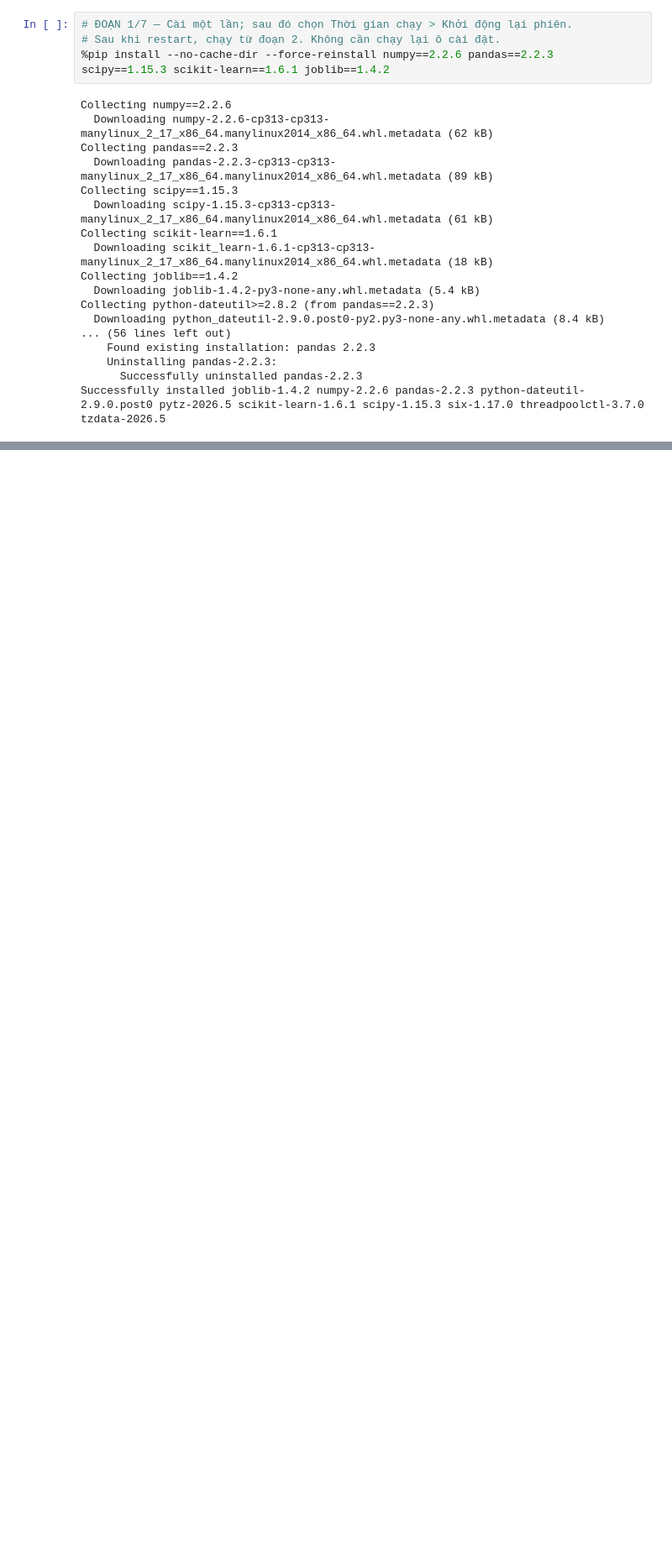
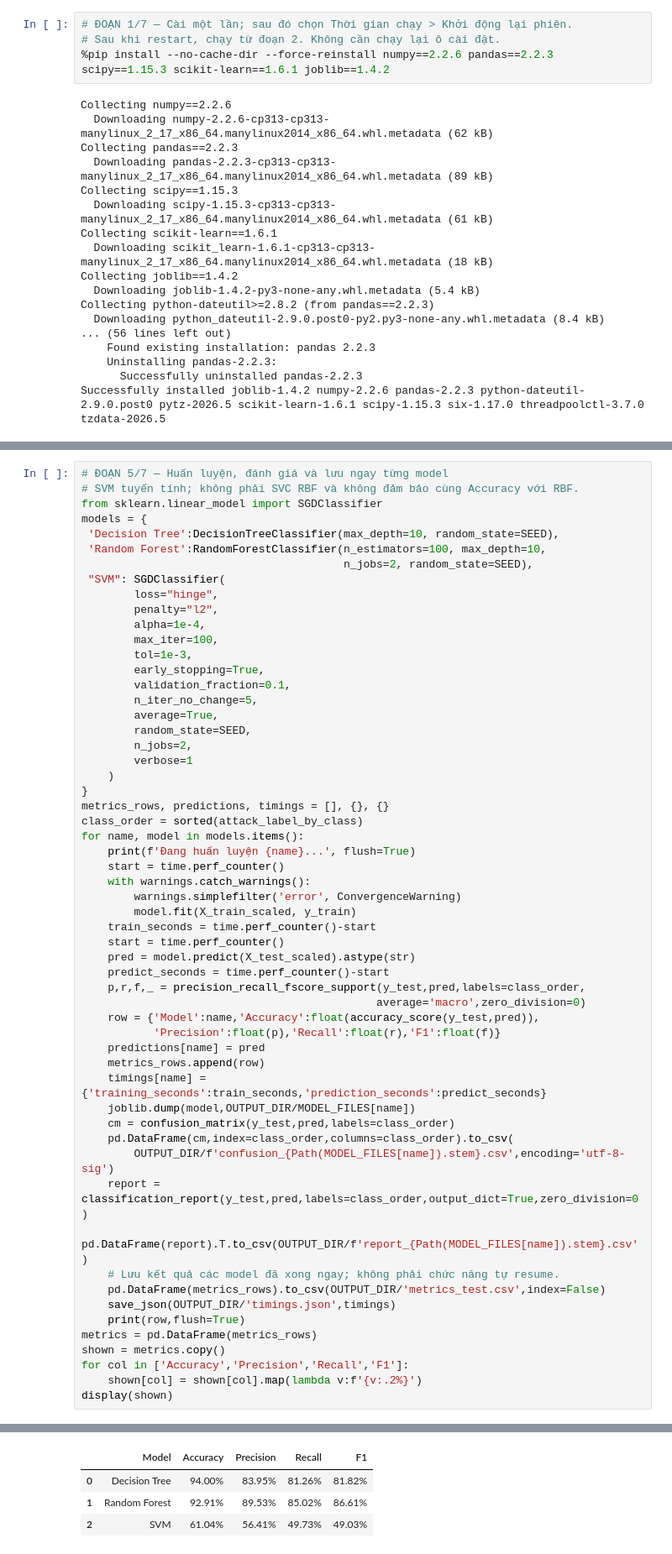
Before and after one commit to hauhauhau2006/IOT, a Jupyter notebook: model_training.ipynb, the cells around one changed output, grey strips where cells are left out. Shown at 84% size. Saved outputs shown, nothing was run; the diff lists cells and outputs as text; blank space fills up the shorter version.

```diff
--- a/model_training.ipynb
+++ b/model_training.ipynb
@@ -512,0 +193,58 @@ ZIP: /content/drive/MyDrive/DATA_IOT/Models_Web_Numeric_LinearSVM_V4/Models_Test
+# %%
+# ĐOẠN 5/7 — Huấn luyện, đánh giá và lưu ngay từng model
+# SVM tuyến tính; không phải SVC RBF và không đảm bảo cùng Accuracy với RBF.
+from sklearn.linear_model import SGDClassifier
+models = {
+ 'Decision Tree':DecisionTreeClassifier(max_depth=10, random_state=SEED),
+ 'Random Forest':RandomForestClassifier(n_estimators=100, max_depth=10,
+                                        n_jobs=2, random_state=SEED),
+ "SVM": SGDClassifier(
+        loss="hinge",
+        penalty="l2",
+        alpha=1e-4,
+        max_iter=100,
+        tol=1e-3,
+        early_stopping=True,
+        validation_fraction=0.1,
+        n_iter_no_change=5,
+        average=True,
+        random_state=SEED,
+        n_jobs=2,
+        verbose=1
+    )
+}
+metrics_rows, predictions, timings = [], {}, {}
+class_order = sorted(attack_label_by_class)
+for name, model in models.items():
+    print(f'Đang huấn luyện {name}...', flush=True)
+    start = time.perf_counter()
+    with warnings.catch_warnings():
+        warnings.simplefilter('error', ConvergenceWarning)
+        model.fit(X_train_scaled, y_train)
+    train_seconds = time.perf_counter()-start
+    start = time.perf_counter()
+    pred = model.predict(X_test_scaled).astype(str)
+    predict_seconds = time.perf_counter()-start
+    p,r,f,_ = precision_recall_fscore_support(y_test,pred,labels=class_order,
+                                             average='macro',zero_division=0)
+    row = {'Model':name,'Accuracy':float(accuracy_score(y_test,pred)),
+           'Precision':float(p),'Recall':float(r),'F1':float(f)}
+    predictions[name] = pred
+    metrics_rows.append(row)
+    timings[name] = {'training_seconds':train_seconds,'prediction_seconds':predict_seconds}
+    joblib.dump(model,OUTPUT_DIR/MODEL_FILES[name])
+    cm = confusion_matrix(y_test,pred,labels=class_order)
+    pd.DataFrame(cm,index=class_order,columns=class_order).to_csv(
+        OUTPUT_DIR/f'confusion_{Path(MODEL_FILES[name]).stem}.csv',encoding='utf-8-sig')
+    report = classification_report(y_test,pred,labels=class_order,output_dict=True,zero_division=0)
+    pd.DataFrame(report).T.to_csv(OUTPUT_DIR/f'report_{Path(MODEL_FILES[name]).stem}.csv')
+    # Lưu kết quả các model đã xong ngay; không phải chức năng tự resume.
+    pd.DataFrame(metrics_rows).to_csv(OUTPUT_DIR/'metrics_test.csv',index=False)
+    save_json(OUTPUT_DIR/'timings.json',timings)
+    print(row,flush=True)
+metrics = pd.DataFrame(metrics_rows)
+shown = metrics.copy()
+for col in ['Accuracy','Precision','Recall','F1']:
+    shown[col] = shown[col].map(lambda v:f'{v:.2%}')
+display(shown)
+# %% [output]
@@ -512,0 +276,4 @@ ZIP: /content/drive/MyDrive/DATA_IOT/Models_Web_Numeric_LinearSVM_V4/Models_Test
+|  | Model | Accuracy | Precision | Recall | F1 |
+| 0 | Decision Tree | 94.00% | 83.95% | 81.26% | 81.82% |
+| 1 | Random Forest | 92.91% | 89.53% | 85.02% | 86.61% |
+| 2 | SVM | 61.04% | 56.41% | 49.73% | 49.03% |
```
Also changed, not shown: parts of 11 cells of this notebook.
